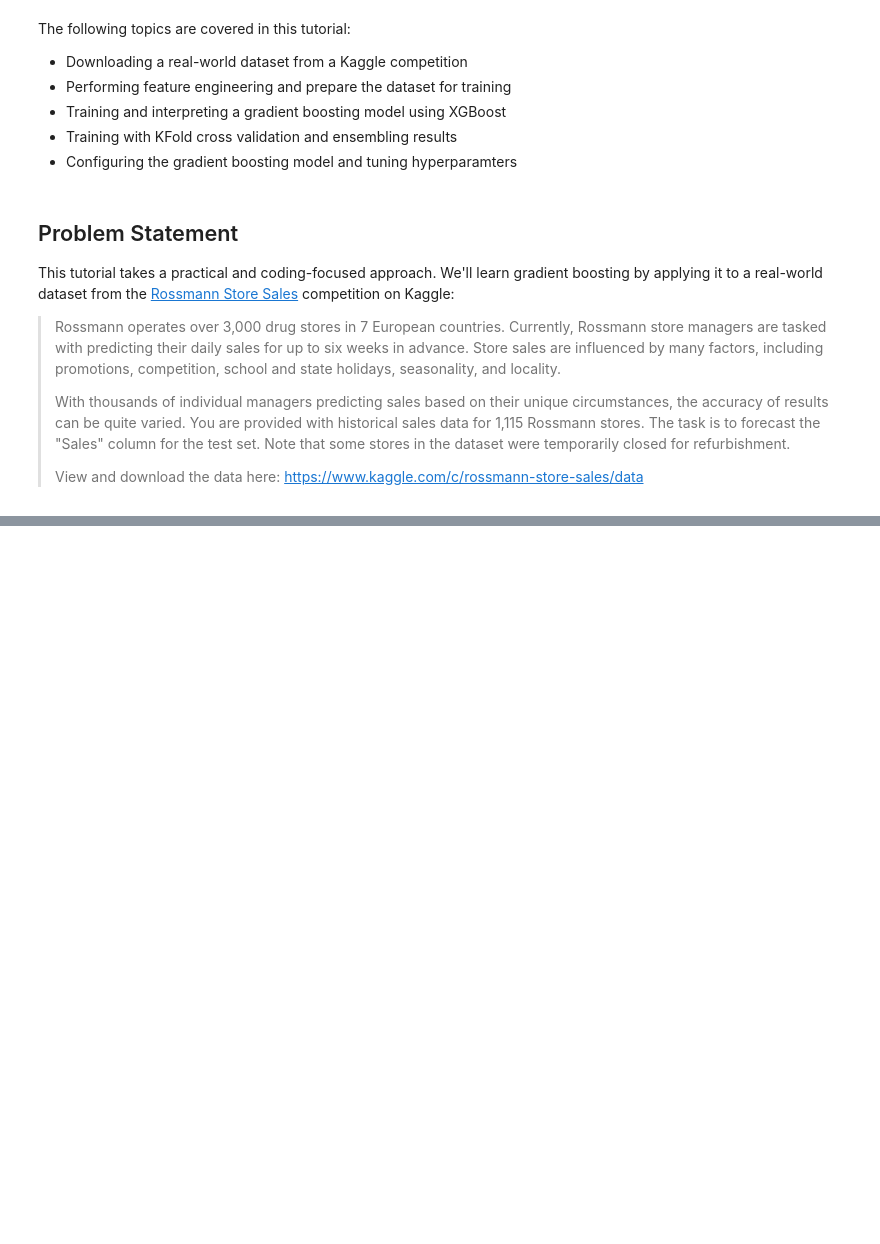
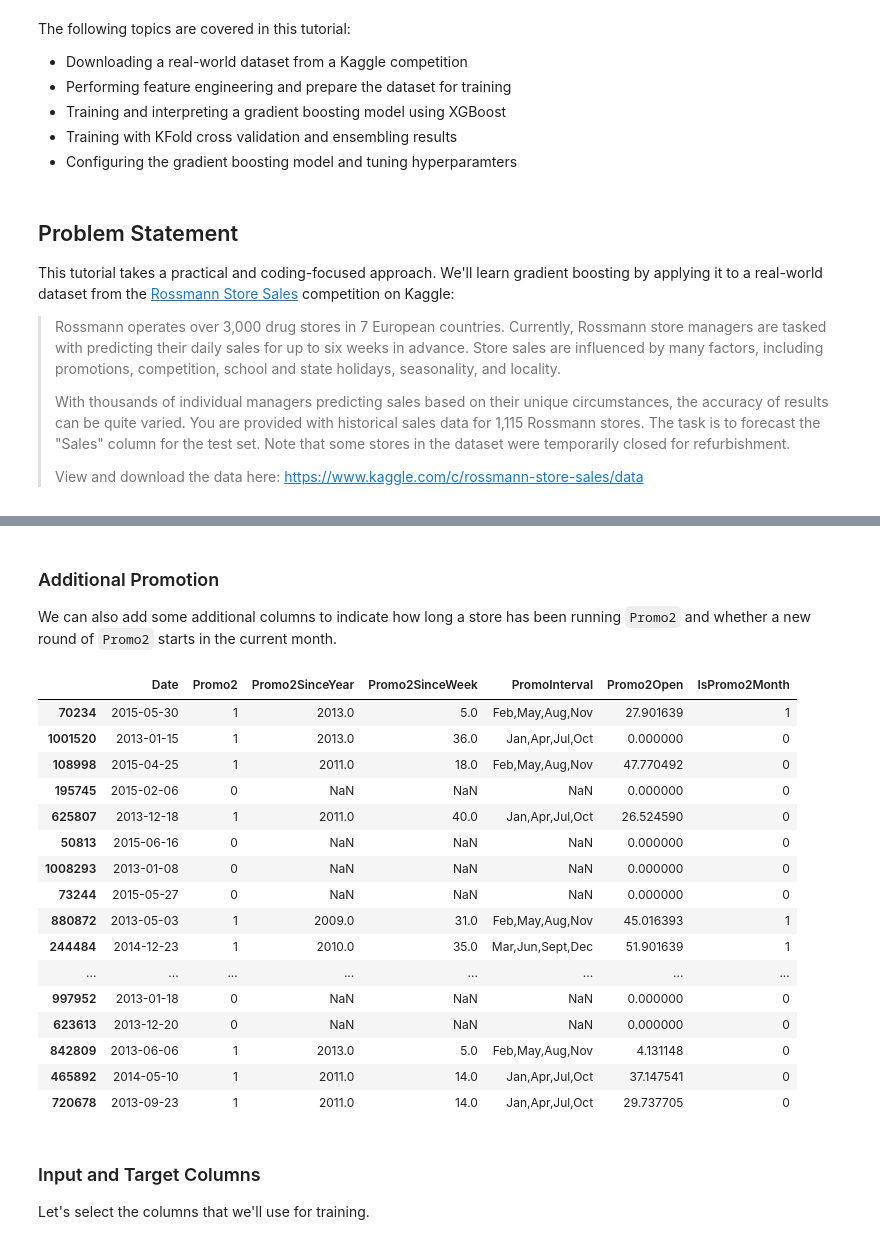
Before and after one commit to VishalBhat07/freecodecamp-ML-python-sckikitlearn, a Jupyter notebook: Gradient Boosting Machines/gradient_boosting.ipynb, the cells around one changed output, grey strips where cells are left out. Saved outputs shown, nothing was run; the diff lists cells and outputs as text; code cells hidden in the pictures; blank space fills up the shorter version.

```diff
--- a/Gradient Boosting Machines/gradient_boosting.ipynb
+++ b/Gradient Boosting Machines/gradient_boosting.ipynb
@@ -29,0 +32,5 @@ This tutorial takes a practical and coding-focused approach. We'll learn gradien
+# %%
+ross_df = pd.read_csv('train.csv', low_memory=False)
+store_df = pd.read_csv('store.csv')
+test_df = pd.read_csv('test.csv')
+submission_df = pd.read_csv('sample_submission.csv')
@@ -29,0 +101,3 @@ This tutorial takes a practical and coding-focused approach. We'll learn gradien
+# %%
+merged_df = ross_df.merge(store_df, how='left', on='Store')
+merged_test_df = test_df.merge(store_df, how='left', on='Store')
@@ -29,0 +180,2 @@ This tutorial takes a practical and coding-focused approach. We'll learn gradien
+# %%
+merged_df = merged_df[merged_df.Open == 1].copy()
@@ -29,0 +228,4 @@ This tutorial takes a practical and coding-focused approach. We'll learn gradien
+# %% [markdown]
+### Additional Promotion
+
+We can also add some additional columns to indicate how long a store has been running `Promo2` and whether a new round of `Promo2` starts in the current month.
@@ -29,0 +254,24 @@ This tutorial takes a practical and coding-focused approach. We'll learn gradien
+# %%
+merged_df[['Date', 'Promo2', 'Promo2SinceYear', 'Promo2SinceWeek', 'PromoInterval', 'Promo2Open', 'IsPromo2Month']].sample(20)
+# %% [output]
+|  | Date | Promo2 | Promo2SinceYear | Promo2SinceWeek | PromoInterval | Promo2Open | IsPromo2Month |
+| 70234 | 2015-05-30 | 1 | 2013.0 | 5.0 | Feb,May,Aug,Nov | 27.901639 | 1 |
+| 1001520 | 2013-01-15 | 1 | 2013.0 | 36.0 | Jan,Apr,Jul,Oct | 0.000000 | 0 |
+| 108998 | 2015-04-25 | 1 | 2011.0 | 18.0 | Feb,May,Aug,Nov | 47.770492 | 0 |
+| 195745 | 2015-02-06 | 0 | NaN | NaN | NaN | 0.000000 | 0 |
+| 625807 | 2013-12-18 | 1 | 2011.0 | 40.0 | Jan,Apr,Jul,Oct | 26.524590 | 0 |
+| 50813 | 2015-06-16 | 0 | NaN | NaN | NaN | 0.000000 | 0 |
+| 1008293 | 2013-01-08 | 0 | NaN | NaN | NaN | 0.000000 | 0 |
+| 73244 | 2015-05-27 | 0 | NaN | NaN | NaN | 0.000000 | 0 |
+| 880872 | 2013-05-03 | 1 | 2009.0 | 31.0 | Feb,May,Aug,Nov | 45.016393 | 1 |
+| 244484 | 2014-12-23 | 1 | 2010.0 | 35.0 | Mar,Jun,Sept,Dec | 51.901639 | 1 |
+| ... | ... | ... | ... | ... | ... | ... | ... |
+| 997952 | 2013-01-18 | 0 | NaN | NaN | NaN | 0.000000 | 0 |
+| 623613 | 2013-12-20 | 0 | NaN | NaN | NaN | 0.000000 | 0 |
+| 842809 | 2013-06-06 | 1 | 2013.0 | 5.0 | Feb,May,Aug,Nov | 4.131148 | 0 |
+| 465892 | 2014-05-10 | 1 | 2011.0 | 14.0 | Jan,Apr,Jul,Oct | 37.147541 | 0 |
+| 720678 | 2013-09-23 | 1 | 2011.0 | 14.0 | Jan,Apr,Jul,Oct | 29.737705 | 0 |
+# %% [markdown]
+### Input and Target Columns
+
+Let's select the columns that we'll use for training.
```
Also changed, not shown: parts of 87 cells of this notebook, 6 other files.
